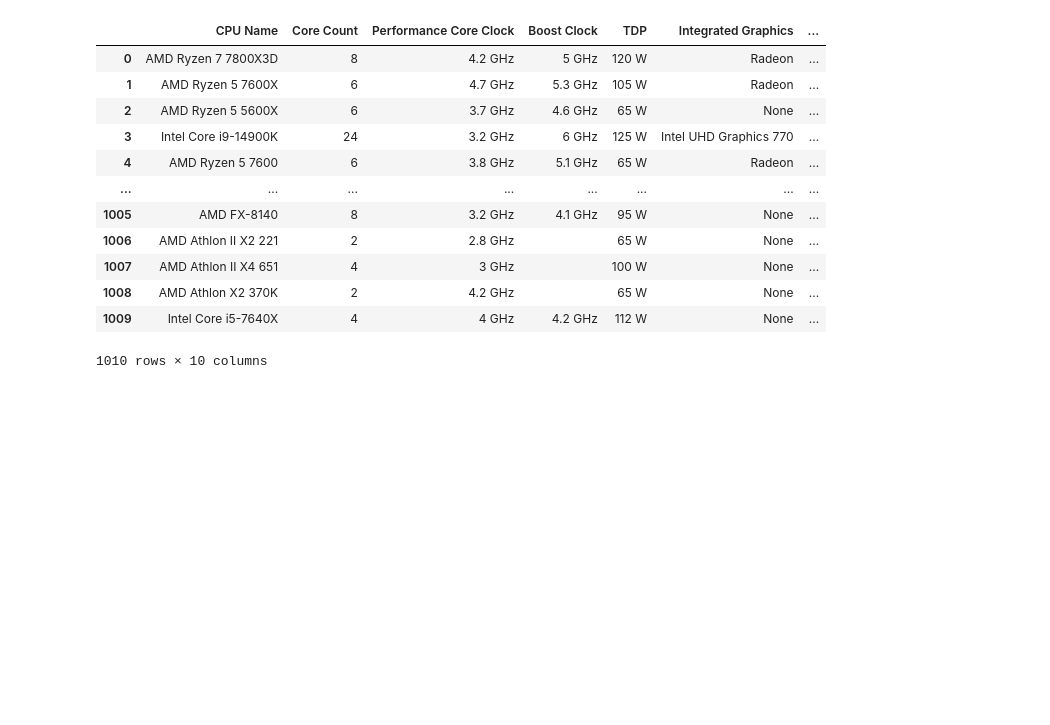
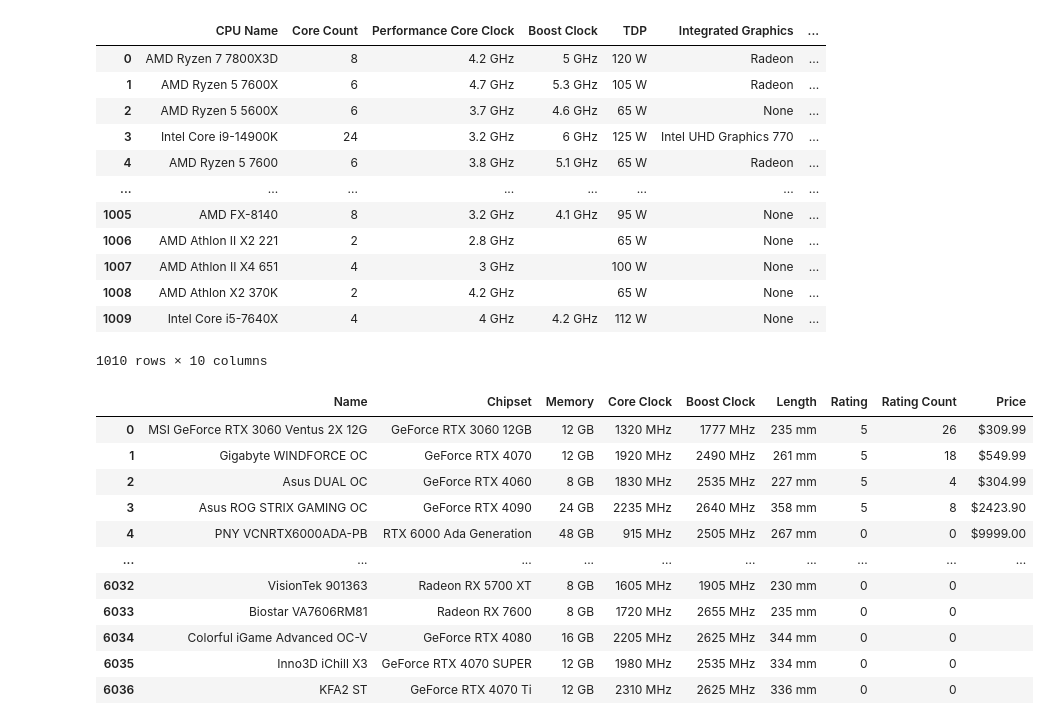
Before and after one commit to knoppds/CSCI_5502_Group_Project_01, a Jupyter notebook: Group_Project_Data_Collection.ipynb, the cells around one changed output. Saved outputs shown, nothing was run; the diff lists cells and outputs as text; code cells hidden in the pictures; blank space fills up the shorter version.

Commit message:
GPU Data

```diff
--- a/Group_Project_Data_Collection.ipynb
+++ b/Group_Project_Data_Collection.ipynb
@@ -95,3 +95,101 @@ CPU_df
 | 1008 | AMD Athlon X2 370K | 2 | 4.2 GHz |  | 65 W | None | ... |
 | 1009 | Intel Core i5-7640X | 4 | 4 GHz | 4.2 GHz | 112 W | None | ... |
 1010 rows × 10 columns
+# %%
+# Reading the txt file and creating a BeautifulSoup object
+with open('GPU_HTMLs/GPU_HTML_Combined.txt', 'r') as file:
+    # Read the file and assign it to a variable
+    GPU_page = file.read()
+    # Create a BeautifulSoup object
+    GPU_HTML = BeautifulSoup(GPU_page, 'html.parser')
+
+# Extracting the CPU names
+GPU_names = GPU_HTML.find_all('div', class_='td__nameWrapper')
+# stripping the text of the HTML tags
+GPU_names = [GPU.get_text() for GPU in GPU_names]
+# dropping the () and any text within them
+GPU_names = [GPU.split(')')[0] for GPU in GPU_names]
+# dropping the () and any text within them
+GPU_names = [GPU.split('(')[0] for GPU in GPU_names]
+
+# Extracting the GPU Info to pull other information
+GPU_info = GPU_HTML.find_all('td')
+# stripping the text of the HTML tags
+GPU_info = [GPU.get_text() for GPU in GPU_info]
+# removing the first element
+GPU_info = GPU_info[1:]
+
+#Extracting the GPU Chipset
+GPU_Chipset = [GPU for GPU in GPU_info if 'Chipset' in GPU]
+# stripping the text of the HTML tags
+GPU_Chipset = [GPU.split('Chipset')[1] for GPU in GPU_Chipset]
+
+#Extracting the GPU Memory
+GPU_Memory = [GPU for GPU in GPU_info if 'Memory' in GPU]
+# stripping the text of the HTML tags
+GPU_Memory = [GPU.split('Memory')[1] for GPU in GPU_Memory]
+
+#Extracting the GPU Core Clock
+GPU_Core_Clock = [GPU for GPU in GPU_info if 'Core Clock' in GPU]
+# stripping the text of the HTML tags
+GPU_Core_Clock = [GPU.split('Core Clock')[1] for GPU in GPU_Core_Clock]
+
+#Extracting the GPU Boost Clock
+GPU_Boost_Clock = [GPU for GPU in GPU_info if 'Boost Clock' in GPU]
+# stripping the text of the HTML tags
+GPU_Boost_Clock = [GPU.split('Boost Clock')[1] for GPU in GPU_Boost_Clock]
+
+#Extracting the GPU Length
+GPU_Length = [GPU for GPU in GPU_info if 'Length' in GPU]
+# stripping the text of the HTML tags
+GPU_Length = [GPU.split('Length')[1] for GPU in GPU_Length]
+
+# Extracting the GPU Rating
+GPU_Rating = GPU_HTML.find_all('td', class_='td__rating td--nowrap')
+# Converting the list of elements to a list of strings
+GPU_Rating = [str(GPU) for GPU in GPU_Rating]
+# Counting the number of full and half stars in each element of the list. This rounds up the rating to the nearest half star
+GPU_Rating = [GPU.count('icon shape-star-full') + GPU.count('icon shape-star-half') for GPU in GPU_Rating]
+
+# Extracting the GPU Rating Count
+GPU_Rating_Count = GPU_HTML.find_all('td', class_='td__rating td--nowrap')
+# Stripping the text of the HTML tags
+GPU_Rating_Count = [GPU.get_text() for GPU in GPU_Rating_Count]
+# Removing the parentheses from the text
+GPU_Rating_Count = [GPU.replace('(', '') for GPU in GPU_Rating_Count]
+GPU_Rating_Count = [GPU.replace(')', '') for GPU in GPU_Rating_Count]
+
+# Extracting the GPU Price
+GPU_price = GPU_HTML.find_all('td', class_='td__price')
+# Stripping the text of the HTML tags
+GPU_price = [GPU.get_text() for GPU in GPU_price]
+# Removing the last 3 characters in each element of the list
+GPU_price = [GPU[:-3] for GPU in GPU_price]
+
+# Creating a DataFrame
+GPU_df = pd.DataFrame({
+    'Name': GPU_names,
+    'Chipset': GPU_Chipset,
+    'Memory': GPU_Memory,
+    'Core Clock': GPU_Core_Clock,
+    'Boost Clock': GPU_Boost_Clock,
+    'Length': GPU_Length,
+    'Rating': GPU_Rating,
+    'Rating Count': GPU_Rating_Count,
+    'Price': GPU_price
+})
+
+GPU_df
+# %% [output]
+|  | Name | Chipset | Memory | Core Clock | Boost Clock | Length | Rating | Rating Count | Price |
+| 0 | MSI GeForce RTX 3060 Ventus 2X 12G | GeForce RTX 3060 12GB | 12 GB | 1320 MHz | 1777 MHz | 235 mm | 5 | 26 | $309.99 |
+| 1 | Gigabyte WINDFORCE OC | GeForce RTX 4070 | 12 GB | 1920 MHz | 2490 MHz | 261 mm | 5 | 18 | $549.99 |
+| 2 | Asus DUAL OC | GeForce RTX 4060 | 8 GB | 1830 MHz | 2535 MHz | 227 mm | 5 | 4 | $304.99 |
+| 3 | Asus ROG STRIX GAMING OC | GeForce RTX 4090 | 24 GB | 2235 MHz | 2640 MHz | 358 mm | 5 | 8 | $2423.90 |
+| 4 | PNY VCNRTX6000ADA-PB | RTX 6000 Ada Generation | 48 GB | 915 MHz | 2505 MHz | 267 mm | 0 | 0 | $9999.00 |
+| ... | ... | ... | ... | ... | ... | ... | ... | ... | ... |
+| 6032 | VisionTek 901363 | Radeon RX 5700 XT | 8 GB | 1605 MHz | 1905 MHz | 230 mm | 0 | 0 |  |
+| 6033 | Biostar VA7606RM81 | Radeon RX 7600 | 8 GB | 1720 MHz | 2655 MHz | 235 mm | 0 | 0 |  |
+| 6034 | Colorful iGame Advanced OC-V | GeForce RTX 4080 | 16 GB | 2205 MHz | 2625 MHz | 344 mm | 0 | 0 |  |
+| 6035 | Inno3D iChill X3 | GeForce RTX 4070 SUPER | 12 GB | 1980 MHz | 2535 MHz | 334 mm | 0 | 0 |  |
+| 6036 | KFA2 ST | GeForce RTX 4070 Ti | 12 GB | 2310 MHz | 2625 MHz | 336 mm | 0 | 0 |  |
```
Also changed, not shown: parts of 4 cells of this notebook.
